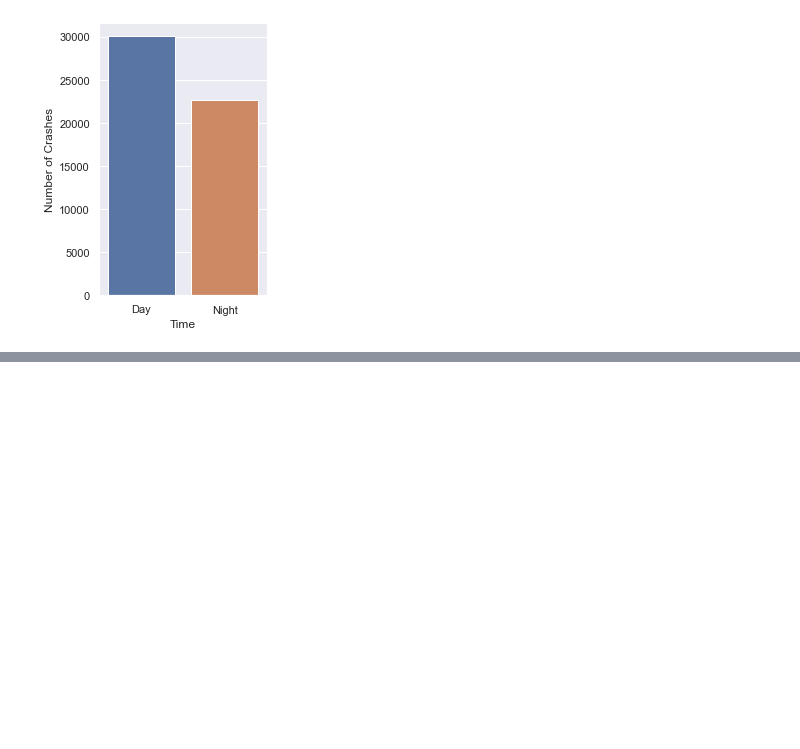
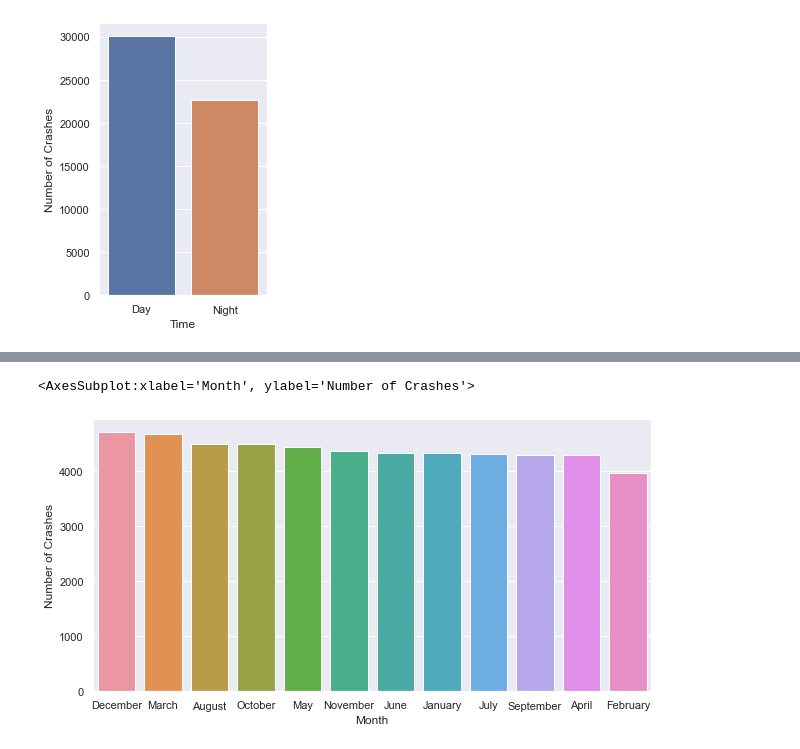
Before and after one commit to 3rda/Portfolio, a Jupyter notebook: Australian Car Crashes./Crash_EDA.ipynb, the cells around one changed output, grey strips where cells are left out. Cells and saved outputs as stored; diff of their text form; code cells hidden in the pictures; blank space fills up the shorter version.

```diff
--- a/Australian Car Crashes./Crash_EDA.ipynb
+++ b/Australian Car Crashes./Crash_EDA.ipynb
@@ -365,0 +435,8 @@ sns.barplot(days_crash['Days'],days_crash['Number of Crashes'])
+# %%
+months = ['December','March','August','October','May','November',
+         'June','January','July','September','April','February']
+number_of_crashes = data_cleaned['Month'].value_counts().tolist()
+# %%
+months_crashes = pd.DataFrame()
+months_crashes['Month'] = months
+months_crashes['Number of Crashes'] = number_of_crashes
@@ -365,0 +459,6 @@ sns.barplot(days_crash['Days'],days_crash['Number of Crashes'])
+# %%
+sns.set(rc={'figure.figsize':(10,5)})
+sns.barplot(months_crashes['Month'],months_crashes['Number of Crashes'])
+# %% [output]
+<AxesSubplot:xlabel='Month', ylabel='Number of Crashes'>
+[figure, added]
```
Also changed, not shown: parts of 26 cells of this notebook.
